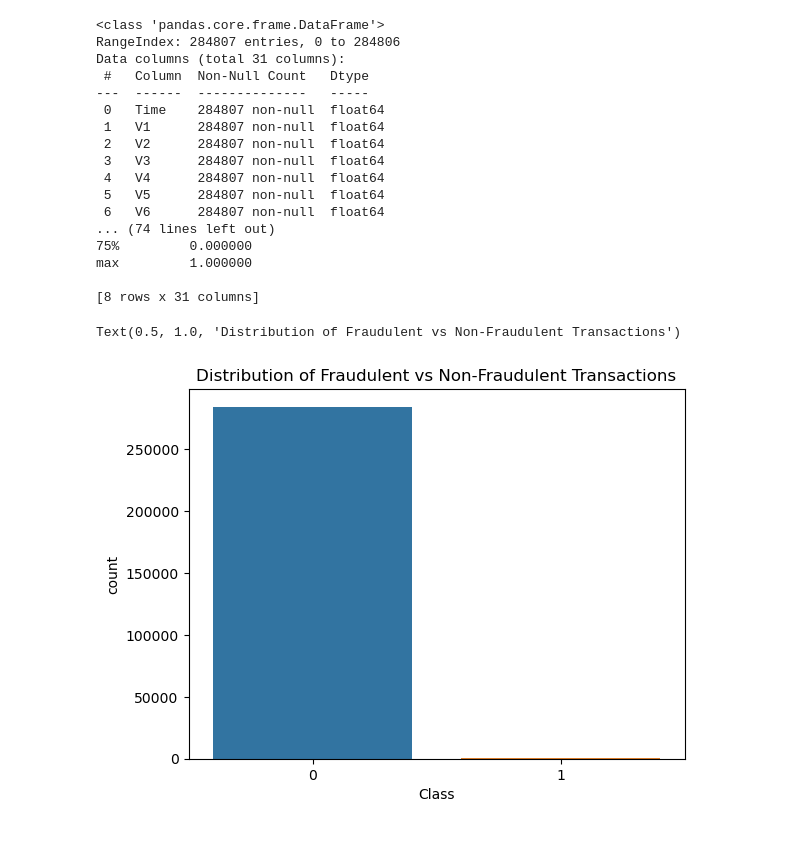
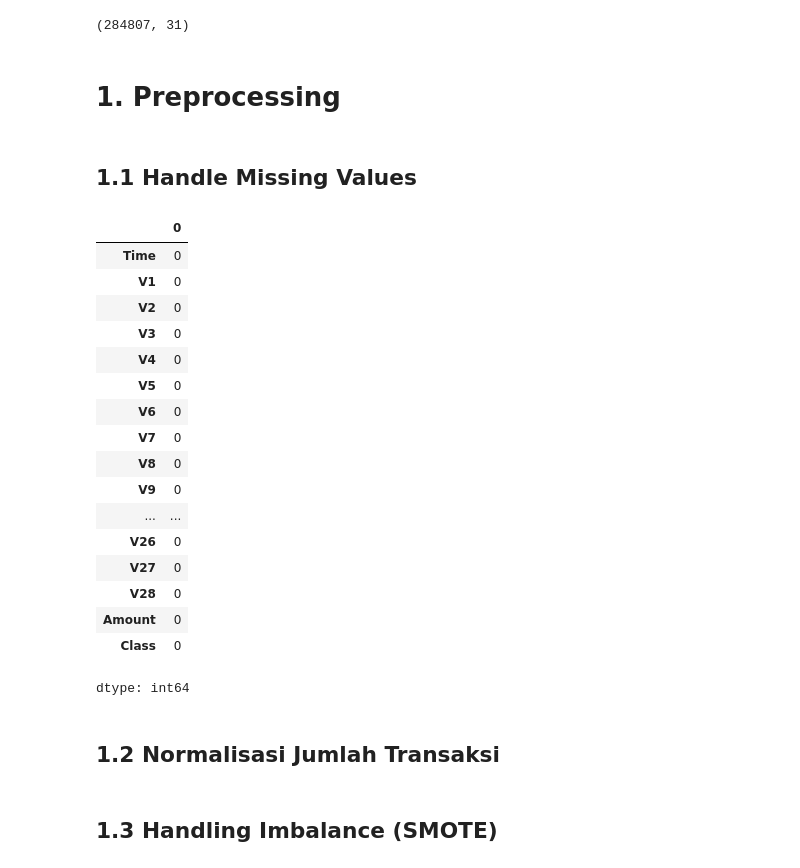
Before and after one commit to naufaldahafizh/fraud-detection, a Jupyter notebook: notebooks/fraud_detection.ipynb, the cells around one changed output. Saved outputs shown, nothing was run; the diff lists cells and outputs as text; code cells hidden in the pictures; blank space fills up the shorter version.

Commit message:
Add fraud detection modeling

```diff
--- a/notebooks/fraud_detection.ipynb
+++ b/notebooks/fraud_detection.ipynb
@@ -66,30 +26,30 @@ Result preview from 03_user_behavior.sql:
-# %%
-df = pd.read_csv('../data/creditcard.csv')
-
-# Contoh ringkasan awal
-print(df.info())
-print(df.describe())
-
-# Plot distribusi fraud vs normal
-sns.countplot(data=df, x='Class')
-plt.title("Distribution of Fraudulent vs Non-Fraudulent Transactions")
-# %% [output]
-<class 'pandas.core.frame.DataFrame'>
-RangeIndex: 284807 entries, 0 to 284806
-Data columns (total 31 columns):
- #   Column  Non-Null Count   Dtype
----  ------  --------------   -----
- 0   Time    284807 non-null  float64
- 1   V1      284807 non-null  float64
- 2   V2      284807 non-null  float64
- 3   V3      284807 non-null  float64
- 4   V4      284807 non-null  float64
- 5   V5      284807 non-null  float64
- 6   V6      284807 non-null  float64
-... (74 lines left out)
-75%         0.000000
-max         1.000000
-
-[8 rows x 31 columns]
-Text(0.5, 1.0, 'Distribution of Fraudulent vs Non-Fraudulent Transactions')
-[figure, removed]
+# %%
+df = pd.read_csv('/content/drive/MyDrive/Project/creditcard.csv')
+df.shape
+# %% [output]
+(284807, 31)
+# %% [markdown]
+# 1. Preprocessing
+# %% [markdown]
+## 1.1 Handle Missing Values
+# %%
+df.isna().sum()
+# %% [output]
+|  | 0 |
+| Time | 0 |
+| V1 | 0 |
+| V2 | 0 |
+| V3 | 0 |
+| V4 | 0 |
+| V5 | 0 |
+| V6 | 0 |
+| V7 | 0 |
+| V8 | 0 |
+| V9 | 0 |
+| ... | ... |
+| V26 | 0 |
+| V27 | 0 |
+| V28 | 0 |
+| Amount | 0 |
+| Class | 0 |
+dtype: int64
@@ -95,0 +58,2 @@ Text(0.5, 1.0, 'Distribution of Fraudulent vs Non-Fraudulent Transactions')
+# %% [markdown]
+## 1.2 Normalisasi Jumlah Transaksi
@@ -95,0 +63,2 @@ Text(0.5, 1.0, 'Distribution of Fraudulent vs Non-Fraudulent Transactions')
+# %% [markdown]
+## 1.3 Handling Imbalance (SMOTE)
```
Also changed, not shown: parts of 24 cells of this notebook, 1 other file.
